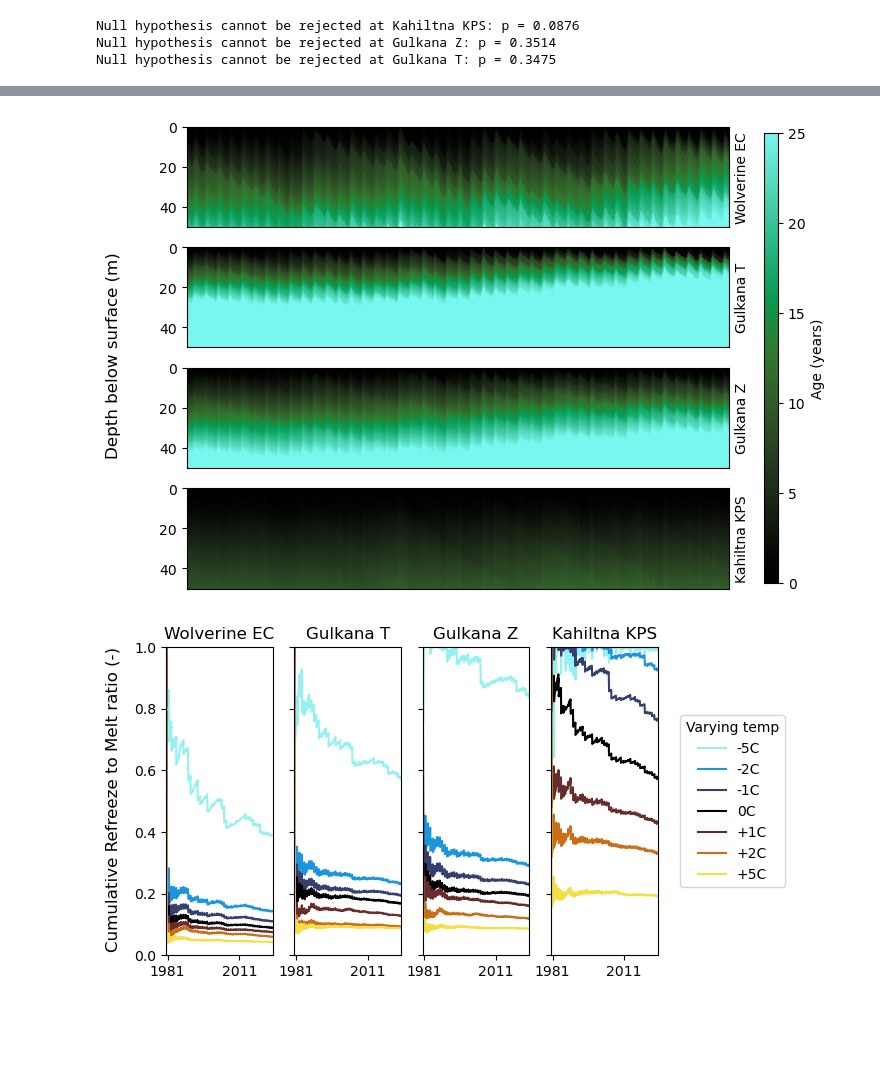
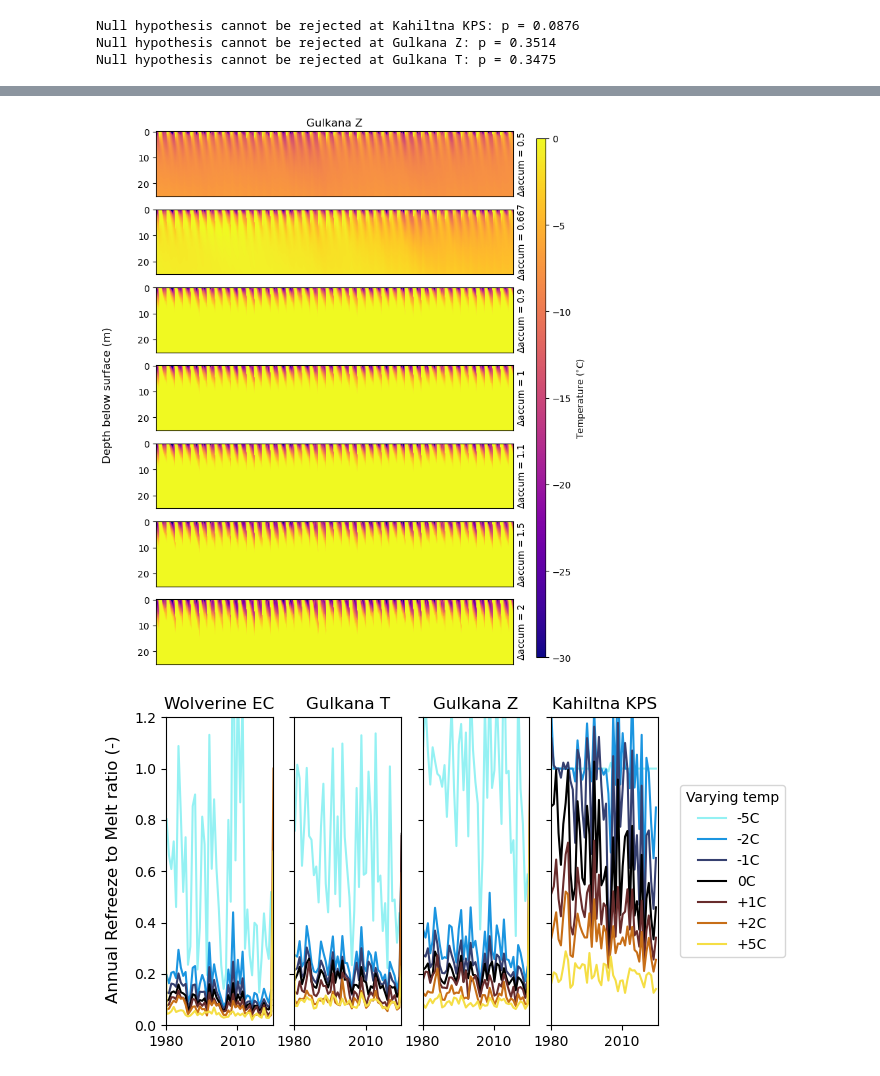
Before and after one commit to clairevwilson/CommunityFirnModel, a Jupyter notebook: CFM_main/firn_project.ipynb, the cells around one changed output, grey strips where cells are left out. Saved outputs shown, nothing was run; the diff lists cells and outputs as text; code cells hidden in the pictures; blank space fills up the shorter version.

```diff
--- a/CFM_main/firn_project.ipynb
+++ b/CFM_main/firn_project.ipynb
@@ -78,31 +88,32 @@ Mean Error (Bias): 71.3587195230293 kg m-3
 # %%
-# MODELED DENSITY COMPARISON
+# DENSIFICATION COMPARISON
 for site in ['EC']: #
     all_measured = []
     all_modeled = []
     all_labels = []
     for rho in ['GSFC2020','Crocus']:
-
         # specify  results filename
         glacier = 'wolverine' if site == 'EC' else 'kahiltna' if site == 'KPS' else 'gulkana'
-        # const_dict = {'EC':[327, 472], 'Z':[251, 382], 'T':[233, 398]}
-        # const_rhos = ['variable'] + const_dict[site]
-        # for c,const_rho in zip(['variable','spring','average'], const_rhos):
-            # if const_rho == 'variable':
-            #     cfm_fn = f'{glacier}{site}/CFMresults_{glacier}{site}_{rho}_wsrho_0/CFMresults.hdf5'
-            # else:
-            #     cfm_fn = f'{glacier}{site}/CFMresults_{glacier}{site}_{rho}_srho{const_rho}_0/CFMresults.hdf5'
         cfm_fn = base_fp + f'Output/{glacier}{site}/{glacier}{site}_{rho}/CFMresults.hdf5'
 
         # load data
-        date = '2016_05_13' if site == 'EC' else '2025_04_20'
+        date = dates_wolverine_spring[1]
         density_mod, depth_mod = get_var_modeled(cfm_fn, date, 'density')
         density_meas, layer_tops, layer_bottoms = get_density_measured(site, date)
 
         # get label
-        # label = f'Constant {c}' if c != 'variable' else 'PEBSI-derived'
         label = rho
 
+        # crop seasonal snow
+        snow_df = pd.read_csv(f'../Data/cores/{glacier}/{glacier}{site}_snowdepth.csv')
+        min_depth = snow_df.loc[snow_df['date'] == date, 'snowdepth'].values
+        density_meas = density_meas[layer_tops >= min_depth]
+        layer_bottoms = layer_bottoms[layer_tops >= min_depth]
+        layer_tops = layer_tops[layer_tops >= min_depth]
+        density_mod = density_mod[depth_mod >= min_depth]
+        depth_mod = depth_mod[depth_mod >= min_depth]
+
+        # store data
         all_measured.append((density_meas, layer_bottoms, layer_tops))
         all_modeled.append((density_mod, depth_mod))
         all_labels.append(label)
@@ -118,7 +129,6 @@ for site in ['EC']: #
 all_measured = []
 all_modeled = []
 rho = 1
-out_fp = base_fp + 'Output/'
 for site in sites:
     # measured
     glacier = 'wolverine' if site == 'EC' else 'kahiltna' if site == 'KPS' else 'gulkana'
@@ -127,11 +137,20 @@ for site in sites:
 
     # modeled
     cfm_fn_dict = {'Z':f'{glacier}{site}/{glacier}{site}_{rho}_0/CFMresults.hdf5',
-                   'T':f'{glacier}{site}/{glacier}{site}_{rho}_0/CFMresults.hdf5',
+                   'T':f'{glacier}{site}/{glacier}{site}_1.1_0/CFMresults.hdf5',
                    'EC':f'{glacier}{site}/{glacier}{site}_{rho}_0/CFMresults.hdf5',
                    'KPS':f'{glacier}{site}/{glacier}{site}_{rho}_0/CFMresults.hdf5'}
     cfm_fn = cfm_fn_dict[site]
     density_mod, depth_mod = get_var_modeled(out_fp + cfm_fn, date, 'density')
+
+    # get depth of seasonal snow
+    snow_df = pd.read_csv(f'../Data/cores/{glacier}/{glacier}{site}_snowdepth.csv')
+    min_depth = snow_df.loc[snow_df['date'] == date, 'snowdepth'].values
+    density_meas = density_meas[layer_tops >= min_depth]
+    layer_bottoms = layer_bottoms[layer_tops >= min_depth]
+    layer_tops = layer_tops[layer_tops >= min_depth]
+    density_mod = density_mod[depth_mod >= min_depth]
+    depth_mod = depth_mod[depth_mod >= min_depth]
 
     # simple_plot(site, (density_meas, layer_bottoms, layer_tops), (density_mod, depth_mod))
     all_measured.append((density_meas, layer_bottoms, layer_tops))
@@ -169,15 +238,15 @@ plot_years_together(data, site, print_error=False, every=2, dates='spring', save
 # fig.suptitle(f'Site {site} firn core comparison, {date_label}',y=0.97)
 # plt.show()
 # %%
-site = 'KPS'
+site = 'Z'
 var_labels = {'temperature':'Temperature ($^{\circ}$C)','LWC':'Water content (m$^{3}$)',
               'age':'Age (years)','density':'Density (kg m$^{-3}$)'}
 var_ranges = {'temperature':(-30, 0), 'LWC':(0, 0.001),
               'age':(0, 25), 'density':(350, 800)}
 var_cmaps = {'temperature':'plasma','LWC':'cmr.freeze_r','density':'cmr.toxic','age':'cmr.emerald'}
 
-loop_on = 'sites'
-for var in ['age']:
+loop_on = 'accum'
+for var in ['temperature']:
     if loop_on == 'sites':
         loop = ['EC','T','Z','KPS']
     elif loop_on in ['surftemp','temp']:
@@ -193,7 +262,7 @@ for var in ['age']:
             site = val
         glacier = 'wolverine' if site == 'EC' else 'kahiltna' if site == 'KPS' else 'gulkana'
         n_steps = 5
-        max_depth = 50
+        max_depth = 25
         # output = h5py.File(base_fp + f'Output/{glacier}{site}/{glacier}{site}_1_0/CFMresults.hdf5')
         if loop_on == 'sites':
             fstring = '1'
@@ -216,34 +285,34 @@ for var in ['age']:
 
         # get times and data into the correct format
         times = output['density'][1:, 0]
         D, T = np.meshgrid(depth_mod, times)
         var_data = output[var][1:, 1:max_idx + 1]
         if var == 'temperature':
             var_data -= 273.15
         output.close()
 
         c = ax.pcolormesh(T, D, var_data,shading='auto', cmap=var_cmaps[var], norm=norm)
         ax.invert_yaxis()
         ax.set_xlim(1980, 2025)
         if ax != axes[-1]:
             ax.set_xticks([])
         if loop_on == 'sites':
             ax.set_ylabel(f'{glacier.capitalize()} {site}')
         else:
             ax.set_ylabel(f'$\Delta${loop_on} = {val}')
         ax.yaxis.set_label_position('right')
     cax = fig.add_axes([0.95, 0.12, 0.02, 0.75])
     cb = fig.colorbar(c, cax=cax)
     cb.set_label(var_labels[var])
     fig.supylabel('Depth below surface (m)', x=0.01)
     out_fn = f'Figs/CFM_by{loop_on}_{var}.png'
     if loop_on != 'sites':
         axes[0].set_title(f'{glacier.capitalize()} {site}')
         out_fn = out_fn.replace('.png',f'_{glacier}{site}.png')
     plt.savefig(base_fp+out_fn, dpi=200, bbox_inches='tight')
     plt.show()
 # %% [output]
-[figure, old version]
+[figure, new version]
 # %%
 # Plot vector timeseries
 var_labels = {'refreeze':'Refreeze (m w.e.)','DIP':'Firn Air Content (m)',
@@ -252,7 +321,7 @@ var_labels = {'refreeze':'Refreeze (m w.e.)','DIP':'Firn Air Content (m)',
 sites = ['EC','T','Z','KPS']
 var = 'meltvol'
 loop_on = 'temp'
-plot_type = 'cumulative'    # 'cumulative' or 'annual'
+plot_type = 'annual'    # 'cumulative' or 'annual'
 cmap = cmr.iceburn
 norm = mpl.colors.Normalize(vmin=0, vmax=6)
 for var in ['refreeze_ratio']:
@@ -284,16 +353,14 @@ for var in ['refreeze_ratio']:
             times = np.array(from_decimal_year(output['density'][1:, 0]))
             if var != 'refreeze_ratio':
                 var_data = output[var][1:, 1]
-            else:
-                cum_refreeze = np.cumsum(output['refreeze'][1:, 1])
-                cum_melt = np.cumsum(output['meltvol'][1:, 1])
-                var_data = cum_refreeze[cum_melt > 0] / cum_melt[cum_melt > 0]
-                times = times[cum_melt > 0]
-            if var == 'refreeze_ratio':
-                pass
-            elif var in ['meltvol','refreeze','runoff'] and plot_type == 'cumulative':
+            elif var == 'refreeze_ratio':
+                df = pd.DataFrame({'melt': output['meltvol'][1:, 1], 'refreeze':output['refreeze'][1:, 1]}, index=times)
+                df = df.resample('YS-APR').sum()
+                var_data = df['refreeze'] / df['melt']
+                times = df.index
+            if var in ['meltvol','refreeze','runoff'] and plot_type == 'cumulative':
                 var_data = np.cumsum(var_data)
-            elif plot_type == 'annual':
+            elif var != 'refreeze_ratio' and plot_type == 'annual':
                 df = pd.DataFrame({var: var_data}, index=times)
                 if var in ['meltvol','refreeze','runoff']:
                     df = df.resample('YS').sum()
@@ -303,7 +370,7 @@ for var in ['refreeze_ratio']:
                 times = df.index
 
             ax.plot(times, var_data, c=cmap(norm(i)))
-            ax.set_ylim(0, 1)
+            ax.set_ylim(0, 1.2)
             lstring = fstring + 'C' if 'temp' in loop_on else fstring
             if ax == axes[0]:
                 axes[-1].plot(np.nan, np.nan, c=cmap(norm(i)), label=lstring)
@@ -318,4 +385,4 @@ for var in ['refreeze_ratio']:
     plt.savefig(base_fp+f'Figs/CFM_site_comparison_{var}_varying{loop_on}.png', dpi=200, bbox_inches='tight')
     plt.show()
 # %% [output]
-[figure, old version]
+[figure, new version]
```
Also changed, not shown: parts of 11 cells of this notebook, 6 other files.
